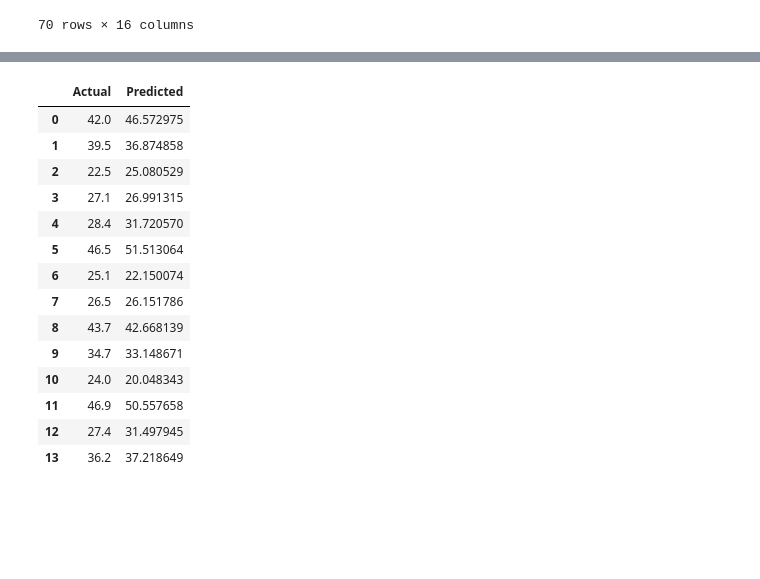
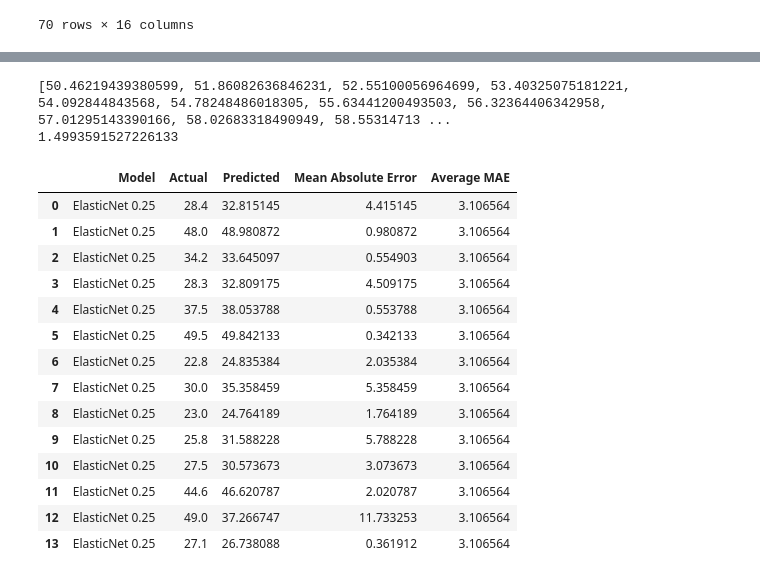
Before and after one commit to laniepreston/CapstoneCode, a Jupyter notebook: regression_models_2.ipynb, the cells around one changed output, grey strips where cells are left out. Cells and saved outputs as stored; diff of their text form; code cells hidden in the pictures; blank space fills up the shorter version.

```diff
--- a/regression_models_2.ipynb
+++ b/regression_models_2.ipynb
@@ -56,6 +57,6 @@ may
 # %%
 june=pd.read_csv('262-tavg-1-6-1950-2019.csv')
 june= june.drop(' June', axis=1)
-june = format_mth(june
+june = format_mth(june)
 june
 # %% [output]
@@ -290,8 +333,8 @@ df
 from sklearn.linear_model import Ridge
 
 ridge = Ridge(alpha=0.01)
-X_train, X_test, y_train, y_test = sklearn.model_selection.train_test_split(X,y,test_size=0.2)
 ridge.fit(X_train, y_train)
 y_pred = ridge.predict(X_test)
-df = pd.DataFrame({'Actual': y_test.flatten(), 'Predicted': y_pred.flatten()})
-df
+errors = abs(y_test.flatten() - y_pred.flatten())
+avg_mae = sum(errors)/len(errors)
+ridge_df = pd.DataFrame({'Model': 'Ridge','Actual': y_test.flatten(), 'Predicted': y_pred.flatten(), 'Mean Absolute Error': errors, 'Average MAE': avg_mae})
@@ -316,9 +359,9 @@ df
 from sklearn.linear_model import Lasso
 
 lasso = Lasso()
-X_train, X_test, y_train, y_test = sklearn.model_selection.train_test_split(X,y,test_size=0.2)
 lasso.fit(X_train,y_train)
 y_pred = lasso.predict(X_test)
 coeff_used = np.sum(lasso.coef_!=0)
-df = pd.DataFrame({'Actual': y_test.flatten(), 'Predicted': y_pred.flatten()})
-df
+errors = abs(y_test.flatten() - y_pred.flatten())
+avg_mae = sum(errors)/len(errors)
+lasso_df = pd.DataFrame({'Model': 'LASSO','Actual': y_test.flatten(), 'Predicted': y_pred.flatten(), 'Mean Absolute Error': errors, 'Average MAE': avg_mae})
@@ -341,25 +368,41 @@ df
+# %%
+y_proj = lasso.predict(np_proj_data)
+y_proj = y_proj.flatten()
+y_proj = y_proj.tolist()
+print(y_proj)
+pct_change = []
+for x in range(1, len(y_proj)):
+    pct = abs((y_proj[x-1]-y_proj[x])/y_proj[x-1])
+    pct_change.append(pct)
+
+avg_pct = (sum(pct_change)/len(pct_change))*100
+print(avg_pct)
+lassoproj_df = pd.DataFrame({'Model': 'LASSO', 'Predicted Value': y_proj, 'Average Annual Percent Change': avg_pct})
+# %% [output]
+[50.46219439380599, 51.86082636846231, 52.55100056964699, 53.40325075181221, 54.092844843568, 54.78248486018305, 55.63441200493503, 56.32364406342958, 57.01295143390166, 58.02683318490949, 58.55314713 ...
+1.4993591527226133
 # %%
 #ElasticNet
 from sklearn.linear_model import ElasticNet
-enet = ElasticNet(alpha=0.25, l1_ratio=0.7)
-X_train, X_test, y_train, y_test = sklearn.model_selection.train_test_split(X,y,test_size=0.2)
-enet.fit(X_train, y_train)
-y_pred = enet.predict(X_test)
-df = pd.DataFrame({'Actual': y_test.flatten(), 'Predicted': y_pred.flatten()})
-df
+enet25 = ElasticNet(alpha=0.25, l1_ratio=0.7)
+enet25.fit(X_train, y_train)
+y_pred = enet25.predict(X_test)
+errors = abs(y_test.flatten() - y_pred.flatten())
+avg_mae = sum(errors)/len(errors)
+enet25_df = pd.DataFrame({'Model': 'ElasticNet 0.25','Actual': y_test.flatten(), 'Predicted': y_pred.flatten(), 'Mean Absolute Error': errors, 'Average MAE': avg_mae})
 # %% [output]
-|  | Actual | Predicted |
-| 0 | 42.0 | 46.572975 |
-| 1 | 39.5 | 36.874858 |
-| 2 | 22.5 | 25.080529 |
-| 3 | 27.1 | 26.991315 |
-| 4 | 28.4 | 31.720570 |
-| 5 | 46.5 | 51.513064 |
-| 6 | 25.1 | 22.150074 |
-| 7 | 26.5 | 26.151786 |
-| 8 | 43.7 | 42.668139 |
-| 9 | 34.7 | 33.148671 |
-| 10 | 24.0 | 20.048343 |
-| 11 | 46.9 | 50.557658 |
-| 12 | 27.4 | 31.497945 |
-| 13 | 36.2 | 37.218649 |
+|  | Model | Actual | Predicted | Mean Absolute Error | Average MAE |
+| 0 | ElasticNet 0.25 | 28.4 | 32.815145 | 4.415145 | 3.106564 |
+| 1 | ElasticNet 0.25 | 48.0 | 48.980872 | 0.980872 | 3.106564 |
+| 2 | ElasticNet 0.25 | 34.2 | 33.645097 | 0.554903 | 3.106564 |
+| 3 | ElasticNet 0.25 | 28.3 | 32.809175 | 4.509175 | 3.106564 |
+| 4 | ElasticNet 0.25 | 37.5 | 38.053788 | 0.553788 | 3.106564 |
+| 5 | ElasticNet 0.25 | 49.5 | 49.842133 | 0.342133 | 3.106564 |
+| 6 | ElasticNet 0.25 | 22.8 | 24.835384 | 2.035384 | 3.106564 |
+| 7 | ElasticNet 0.25 | 30.0 | 35.358459 | 5.358459 | 3.106564 |
+| 8 | ElasticNet 0.25 | 23.0 | 24.764189 | 1.764189 | 3.106564 |
+| 9 | ElasticNet 0.25 | 25.8 | 31.588228 | 5.788228 | 3.106564 |
+| 10 | ElasticNet 0.25 | 27.5 | 30.573673 | 3.073673 | 3.106564 |
+| 11 | ElasticNet 0.25 | 44.6 | 46.620787 | 2.020787 | 3.106564 |
+| 12 | ElasticNet 0.25 | 49.0 | 37.266747 | 11.733253 | 3.106564 |
+| 13 | ElasticNet 0.25 | 27.1 | 26.738088 | 0.361912 | 3.106564 |
```
Also changed, not shown: parts of 24 cells of this notebook, 9 other files.
